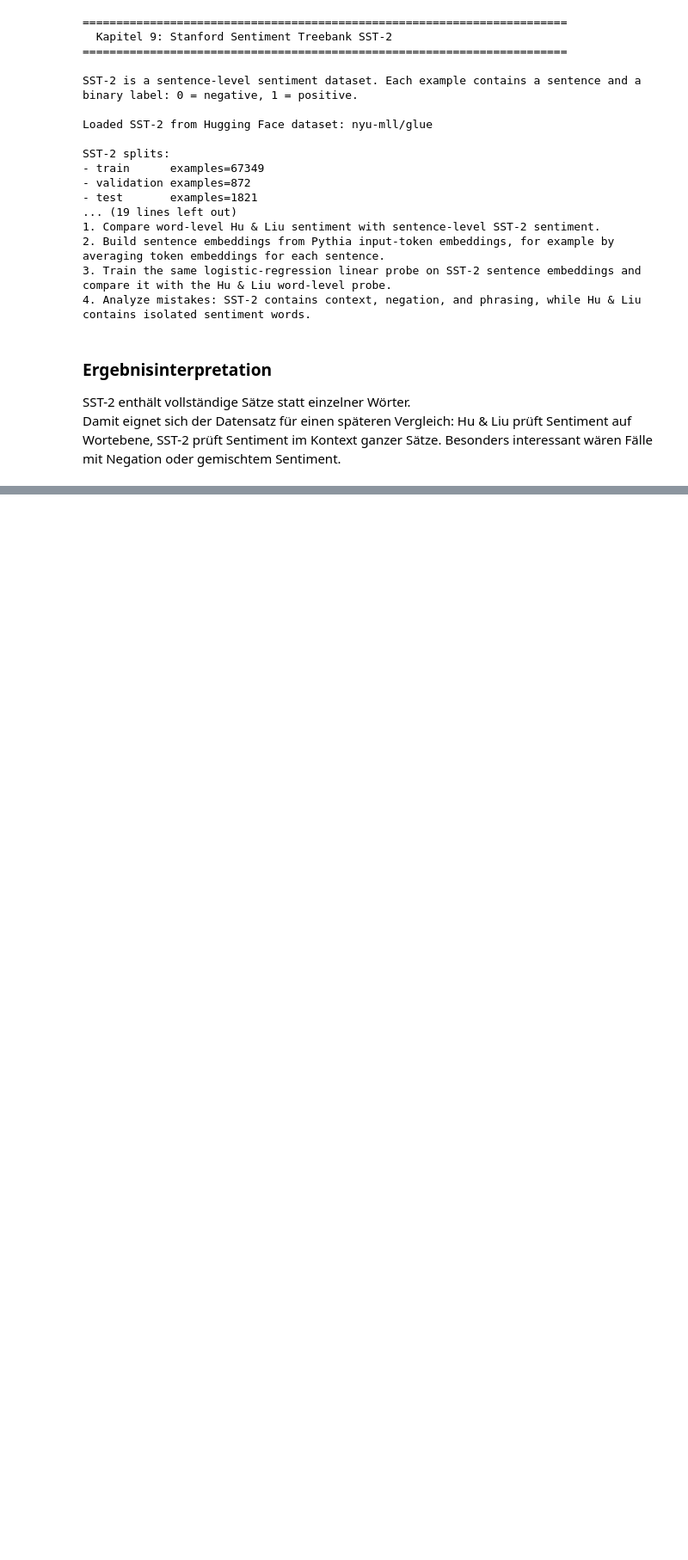
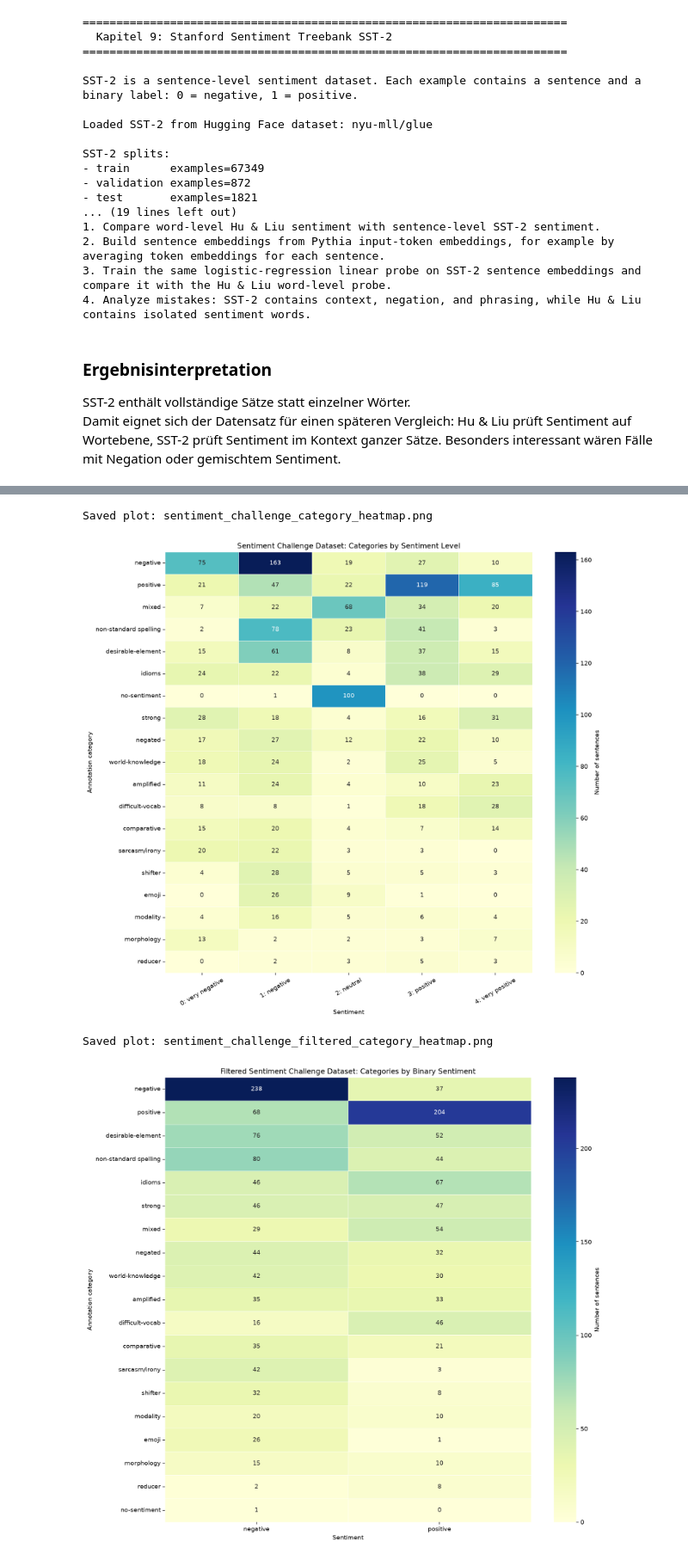
Before and after one commit to ia13400/AI_Frameworks_Tools, a Jupyter notebook: assignement/01_Model_Inspection.ipynb, the cells around one changed output, grey strips where cells are left out. Shown at 86% size. Saved outputs shown, nothing was run; the diff lists cells and outputs as text; code cells hidden in the pictures; blank space fills up the shorter version.

Commit message:
Adding sentiment challenge dataset

```diff
--- a/assignement/01_Model_Inspection.ipynb
+++ b/assignement/01_Model_Inspection.ipynb
@@ -506,0 +515,15 @@ Damit eignet sich der Datensatz für einen späteren Vergleich: Hu & Liu prüft
+# %%
+# Import sentiment challenge data set
+challenge_records, challenge_categories = import_data_set()
+# Visualize the category distribution as a heatmap
+display_image('sentiment_challenge_category_heatmap.png')
+
+# Filter the challenge data set to remove neutral sentiments
+filtered_challenge_records, filtered_challenge_categories = filter_data_set()
+# Visualize the category distribution of the filtered data set as a heatmap
+display_image('sentiment_challenge_filtered_category_heatmap.png')
+# %% [output]
+Saved plot: sentiment_challenge_category_heatmap.png
+[figure, added]
+Saved plot: sentiment_challenge_filtered_category_heatmap.png
+[figure, added]
```
Also changed, not shown: parts of 8 cells of this notebook, 13 other files.
